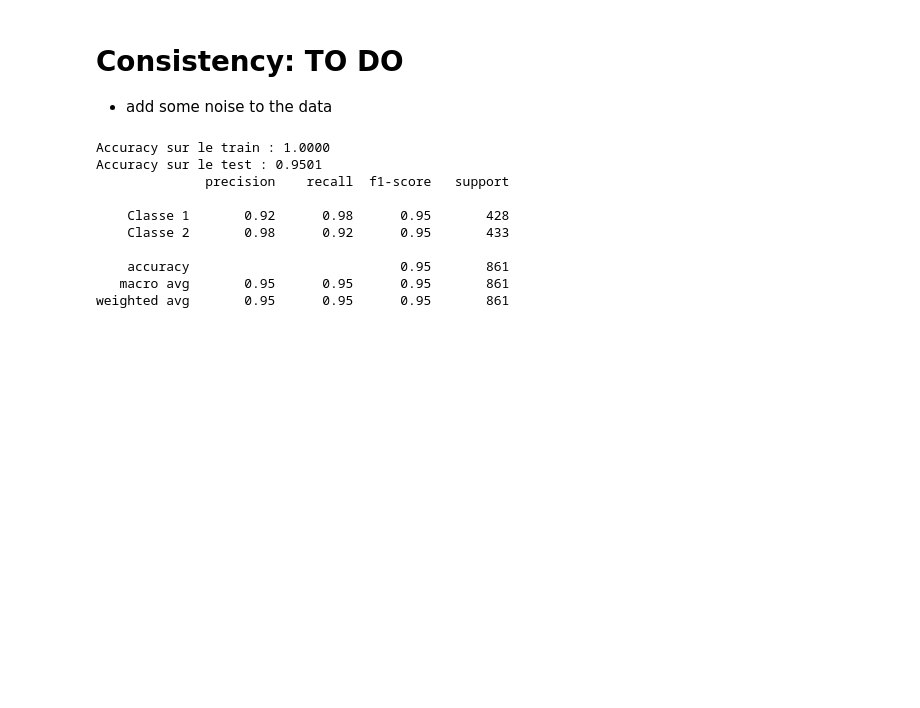
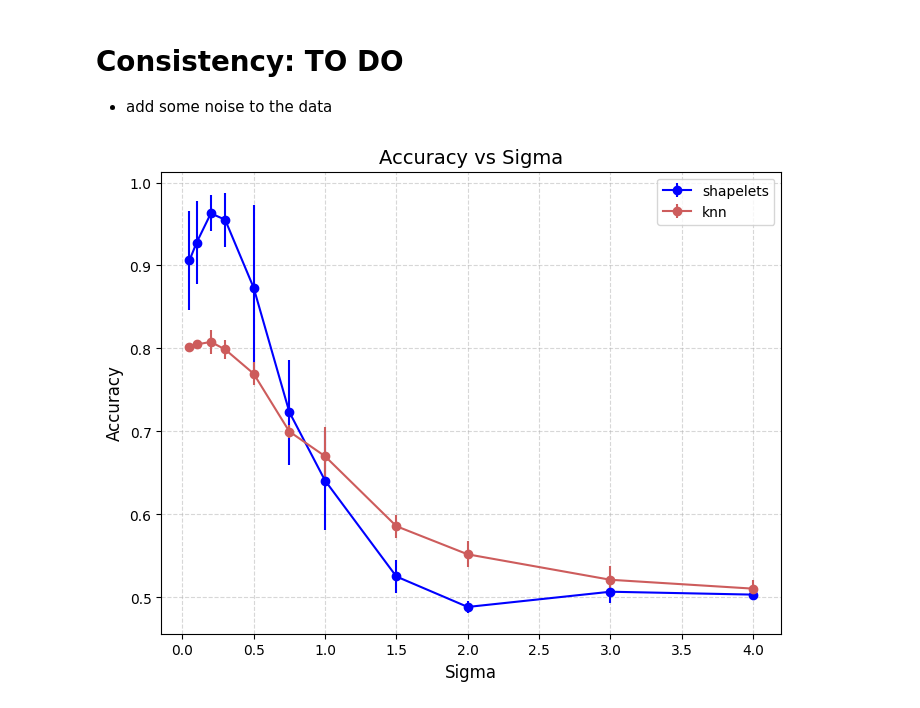
Before and after one commit to CorentinPernot/FASTShapelets_TS, a Jupyter notebook: notebooks/results.ipynb, the cells around one changed output. Saved outputs shown, nothing was run; the diff lists cells and outputs as text; code cells hidden in the pictures; blank space fills up the shorter version.

Commit message:
error bar for 1NN vs shapelets

```diff
--- a/notebooks/results.ipynb
+++ b/notebooks/results.ipynb
@@ -556,20 +594,14 @@ final_shapelets, final_shapelets_max_gain, final_shapelets_min_gap = main_fast_s
-# %%
-shapelets_dict = final_shapelets
-
-# metric = "dtw"
-df_train = create_dataframe(X_train_scaled_noisy, shapelets_dict, metric=metric)
-df_test = create_dataframe(X_test_scaled_noisy, shapelets_dict, metric=metric)
-max_depth = 1
-model, report = create_decision_tree(df_train, y_train, df_test, y_test, max_depth=max_depth)
-print(report)
-# %% [output]
-Accuracy sur le train : 1.0000
-Accuracy sur le test : 0.9501
-              precision    recall  f1-score   support
-
-    Classe 1       0.92      0.98      0.95       428
-    Classe 2       0.98      0.92      0.95       433
-
-    accuracy                           0.95       861
-   macro avg       0.95      0.95      0.95       861
-weighted avg       0.95      0.95      0.95       861
+# %%
+plt.figure(figsize=(8, 6))
+plt.errorbar(sigmas, accuracies, yerr=std_accuracies, marker='o', linestyle='-', color='blue', label='shapelets')
+plt.errorbar(sigmas, accuracies_knn, yerr=std_accuracies_knn, marker='o', linestyle='-', color='indianred', label='knn')
+
+plt.grid(alpha=0.5, linestyle="--")
+
+plt.title('Accuracy vs Sigma', fontsize=14)
+plt.xlabel('Sigma', fontsize=12)
+plt.ylabel('Accuracy', fontsize=12)
+plt.legend()
+plt.show()
+# %% [output]
+[figure, added]
```
Also changed, not shown: parts of 10 cells of this notebook.
